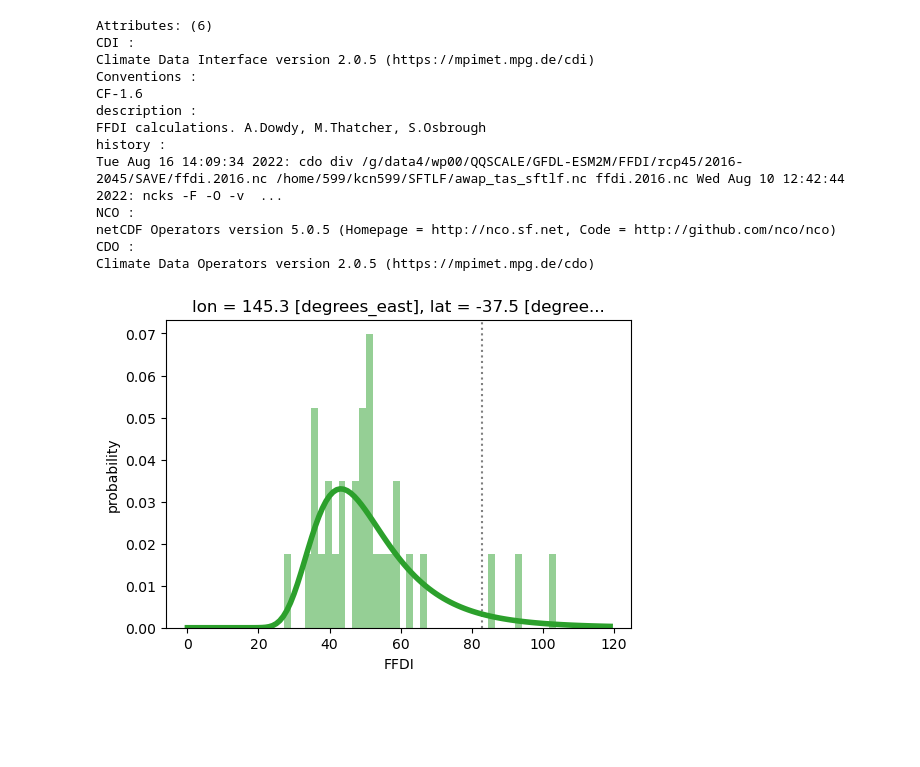
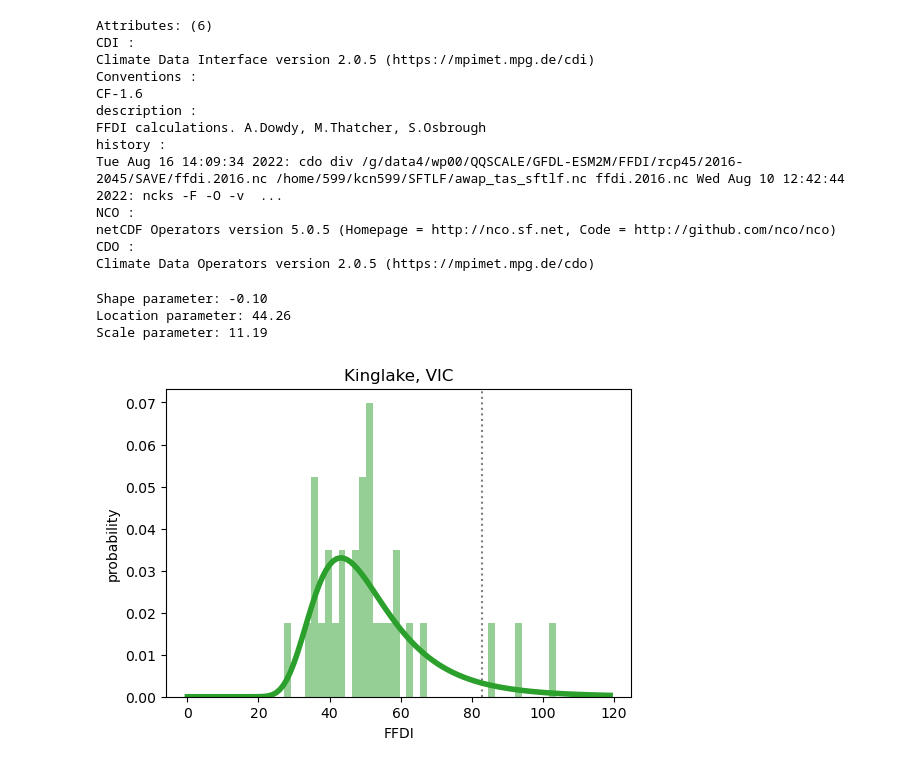
Before and after one commit to climate-innovation-hub/frequency-analysis, a Jupyter notebook: ffdi_example.ipynb, the cells around one changed output. Saved outputs shown, nothing was run; the diff lists cells and outputs as text; code cells hidden in the pictures; blank space fills up the shorter version.

```diff
--- a/ffdi_example.ipynb
+++ b/ffdi_example.ipynb
@@ -125,10 +140,6 @@ plot_aus(
 [figure]
 # %% [markdown]
 ## Point analysis
-# %%
-# Kinglake, Victoria
-lat = -37.51
-lon = 145.31
 # %%
 ffdi_files = glob.glob('/g/data/wp00/QQSCALE/GFDL-ESM2M/FFDI/rcp45/2016-2045/ffdi.????.nc')
 ffdi_files.sort()
@@ -192,2 +200,0 @@ ffdi_point = ds_ffdi['FFDI'].sel({'lat': lat, 'lon': lon}, method='nearest')
-# %%
-ffdi_point = ffdi_point.compute()
@@ -206,13 +201,35 @@ gev_shape, gev_loc, gev_scale = params_point.values
 # %%
-fig, ax = plt.subplots(figsize=[6, 4])
-gev_xvals = np.arange(0, 120)
-ffdi_point_sub.plot.hist(bins=40, density=True, color='tab:green', alpha=0.5)
-gev_pdf = gev.pdf(gev_xvals, gev_shape, gev_loc, gev_scale)
-plt.axvline(ari_point.values[0], color='0.5', linestyle=':')
-plt.plot(gev_xvals, gev_pdf, color='tab:green', linewidth=4.0)
-plt.xlabel('FFDI')
-plt.ylabel('probability')
-#plt.title('')
-plt.show()
+def plot_pdf(place_name, xrange=[0, 120]):
+    """Plot the PDF and GEV for a given grid point."""
+
+    lat, lon = place_latlons[place_name]
+    ffdi_point = ds_ffdi['FFDI'].sel({'lat': lat, 'lon': lon}, method='nearest')
+    ffdi_point_sub = select_resample_op(
+        ffdi_point,
+        op='max',
+        freq='Y',
+    )
+    ari_point = ds_ffdi_ari['FFDI'].sel({'lat': lat, 'lon': lon}, method='nearest')
+    params_point = ds_ffdi_ari_params['FFDI'].sel({'lat': lat, 'lon': lon}, method='nearest')
+    gev_shape, gev_loc, gev_scale = params_point.values
+
+    fig, ax = plt.subplots(figsize=[6, 4])
+    gev_xvals = np.arange(xrange[0], xrange[1])
+    ffdi_point_sub.plot.hist(bins=40, density=True, color='tab:green', alpha=0.5)
+    gev_pdf = gev.pdf(gev_xvals, gev_shape, gev_loc, gev_scale)
+    print(f'Shape parameter: {gev_shape:.2f}')
+    print(f'Location parameter: {gev_loc:.2f}')
+    print(f'Scale parameter: {gev_scale:.2f}')
+    plt.axvline(ari_point.values[0], color='0.5', linestyle=':')
+    plt.plot(gev_xvals, gev_pdf, color='tab:green', linewidth=4.0)
+    plt.xlabel('FFDI')
+    plt.ylabel('probability')
+    plt.title(place_name)
+    plt.show()
-# %% [output]
-[figure, removed]
+# %%
+plot_pdf('Kinglake, VIC')
+# %% [output]
+Shape parameter: -0.10
+Location parameter: 44.26
+Scale parameter: 11.19
+[figure, added]
```
Also changed, not shown: parts of 12 cells of this notebook.
